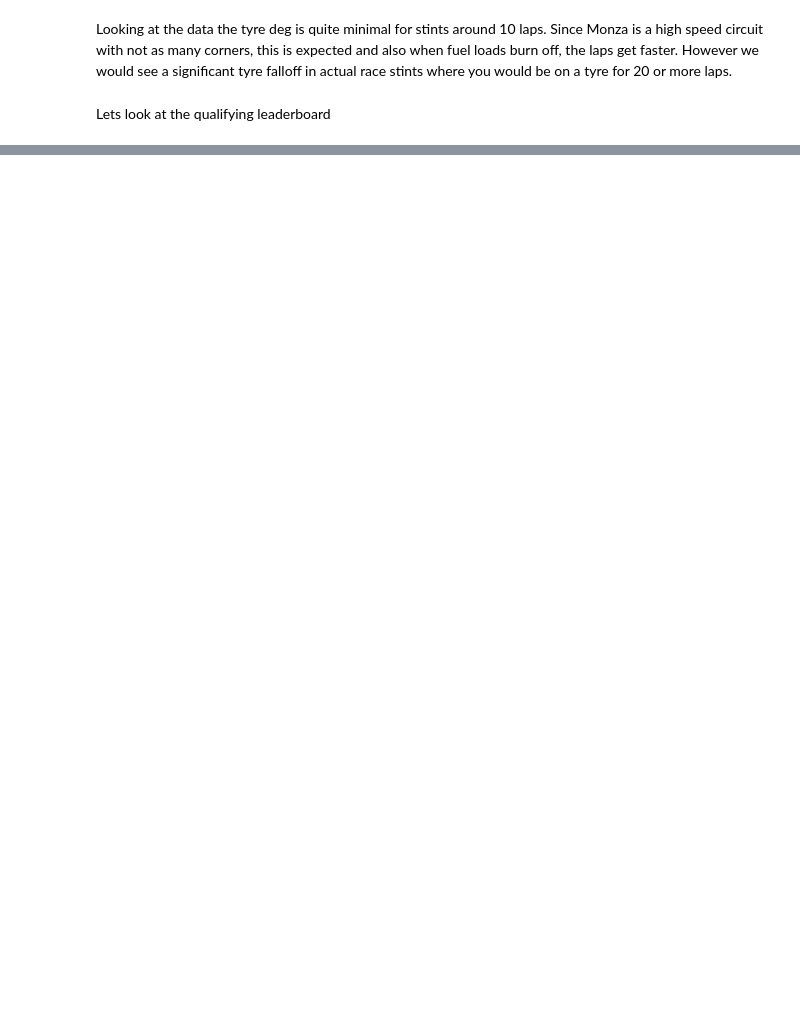
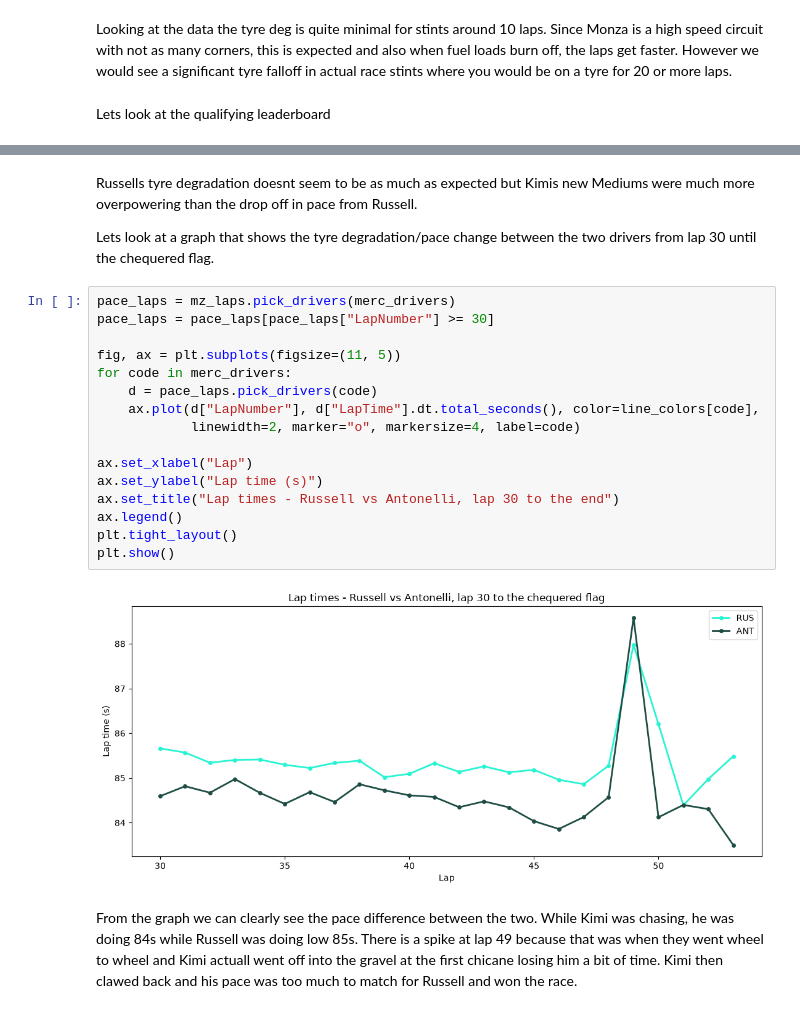
Before and after one commit to frankislamucc/f1-strategy-optimiser, a Jupyter notebook: notebooks/01_data_exploration.ipynb, the cells around one changed output, grey strips where cells are left out. Saved outputs shown, nothing was run; the diff lists cells and outputs as text; blank space fills up the shorter version.

```diff
--- a/notebooks/01_data_exploration.ipynb
+++ b/notebooks/01_data_exploration.ipynb
@@ -178,0 +535,26 @@ session_q.results[["Position", "Abbreviation", "Q1", "Q2", "Q3"]]
+# %% [markdown]
+Russells tyre degradation doesnt seem to be as much as expected but Kimis new Mediums were much more overpowering than the drop off in pace from Russell.
+
+Lets look at a graph that shows the tyre degradation/pace change between the two drivers from lap 30 until the chequered flag.
+# %%
+pace_laps = mz_laps.pick_drivers(merc_drivers)
+pace_laps = pace_laps[pace_laps["LapNumber"] >= 30]
+
+fig, ax = plt.subplots(figsize=(11, 5))
+for code in merc_drivers:
+    d = pace_laps.pick_drivers(code)
+    ax.plot(d["LapNumber"], d["LapTime"].dt.total_seconds(), color=line_colors[code],
+            linewidth=2, marker="o", markersize=4, label=code)
+
+ax.set_xlabel("Lap")
+ax.set_ylabel("Lap time (s)")
+ax.set_title("Lap times - Russell vs Antonelli, lap 30 to the end")
+ax.legend()
+plt.tight_layout()
+plt.show()
+# %% [output]
+[figure, added]
+# %% [markdown]
+From the graph we can clearly see the pace difference between the two. While Kimi was chasing, he was doing 84s while Russell was doing low 85s.
+There is a spike at lap 49 because that was when they went wheel to wheel and Kimi actuall went off into the gravel at the first chicane losing him a bit of time.
+Kimi then clawed back and his pace was too much to match for Russell and won the race.
```
Also changed, not shown: parts of 25 cells of this notebook.
